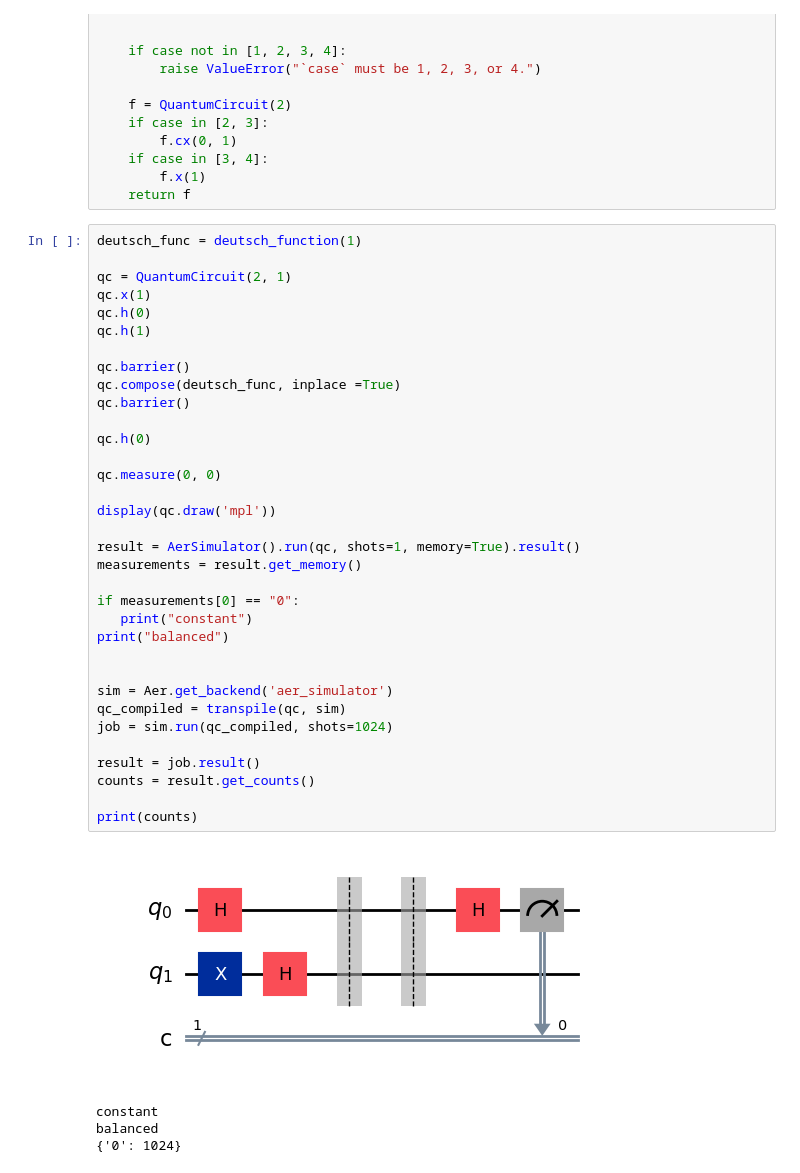
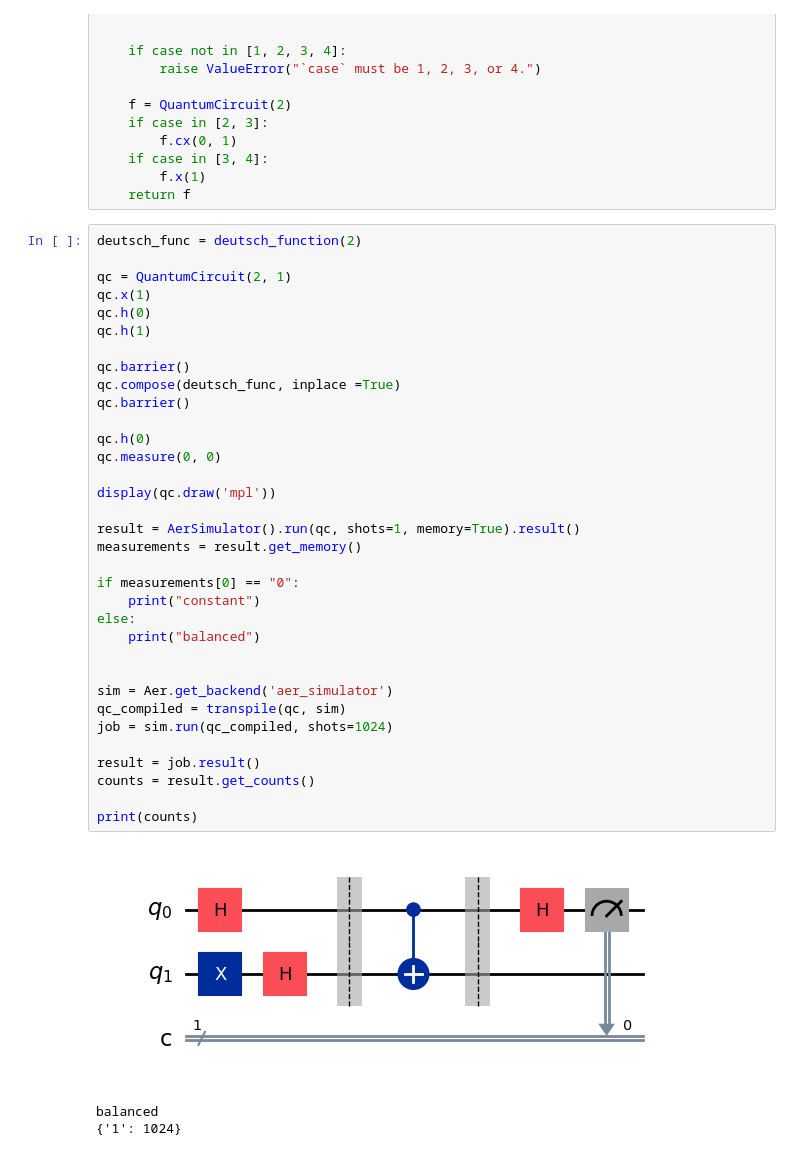
Before and after one commit to kacperpoluszejko/Quantum-Computing, a Jupyter notebook: Lab_2.ipynb, the cells around one changed output. Saved outputs shown, nothing was run; the diff lists cells and outputs as text.

```diff
--- a/Lab_2.ipynb
+++ b/Lab_2.ipynb
@@ -17,42 +17,41 @@ def deutsch_function(case: int):
         f.x(1)
     return f
 # %%
-deutsch_func = deutsch_function(1)
+deutsch_func = deutsch_function(2)
 
 qc = QuantumCircuit(2, 1)
 qc.x(1)
 qc.h(0)
 qc.h(1)
 
 qc.barrier()
 qc.compose(deutsch_func, inplace =True)
 qc.barrier()
 
 qc.h(0)
-
 qc.measure(0, 0)
 
 display(qc.draw('mpl'))
 
 result = AerSimulator().run(qc, shots=1, memory=True).result()
 measurements = result.get_memory()
 
 if measurements[0] == "0":
-   print("constant")
-print("balanced")
+    print("constant")
+else:
+    print("balanced")
 
 
 sim = Aer.get_backend('aer_simulator')
 qc_compiled = transpile(qc, sim)
 job = sim.run(qc_compiled, shots=1024)
 
 result = job.result()
 counts = result.get_counts()
 
 print(counts)
 # %% [output]
-[figure, old version]
+[figure, new version]
-constant
 balanced
-{'0': 1024}
+{'1': 1024}
 # %%
```
Also changed, not shown: parts of 2 cells of this notebook.
